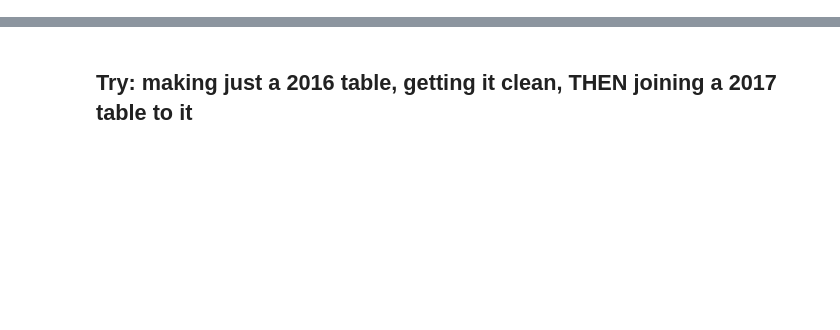
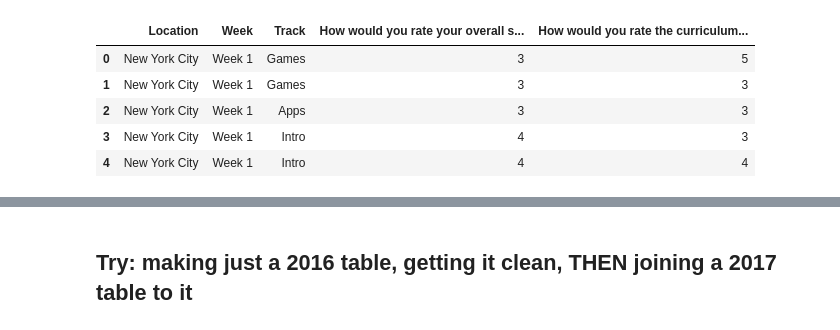
Before and after one commit to cherishkim42/DS-1.1-Data-Analysis, a Jupyter notebook: NPS Project/NPS Project.ipynb, the cells around one changed output, grey strips where cells are left out. Saved outputs shown, nothing was run; the diff lists cells and outputs as text; code cells hidden in the pictures; blank space fills up the shorter version.

```diff
--- a/NPS Project/NPS Project.ipynb
+++ b/NPS Project/NPS Project.ipynb
@@ -750,0 +36,15 @@ Y2017
+# %%
+NY1 = NY1.drop(columns=['Timestamp'])
+# %%
+NY1 = NY1.rename(index = str, columns={'How well are the tutorials paced?': 'How would you rate the curriculum pace?', 'What track are you in?': 'Track'})
+# %%
+NY1.insert(0, 'Location', 'New York City')
+NY1.insert(1, 'Week', 'Week 1')
+NY1.head()
+# %% [output]
+|  | Location | Week | Track | How would you rate your overall s... | How would you rate the curriculum... |
+| 0 | New York City | Week 1 | Games | 3 | 5 |
+| 1 | New York City | Week 1 | Games | 3 | 3 |
+| 2 | New York City | Week 1 | Apps | 3 | 3 |
+| 3 | New York City | Week 1 | Intro | 4 | 3 |
+| 4 | New York City | Week 1 | Intro | 4 | 4 |
```
Also changed, not shown: parts of 202 cells of this notebook.
